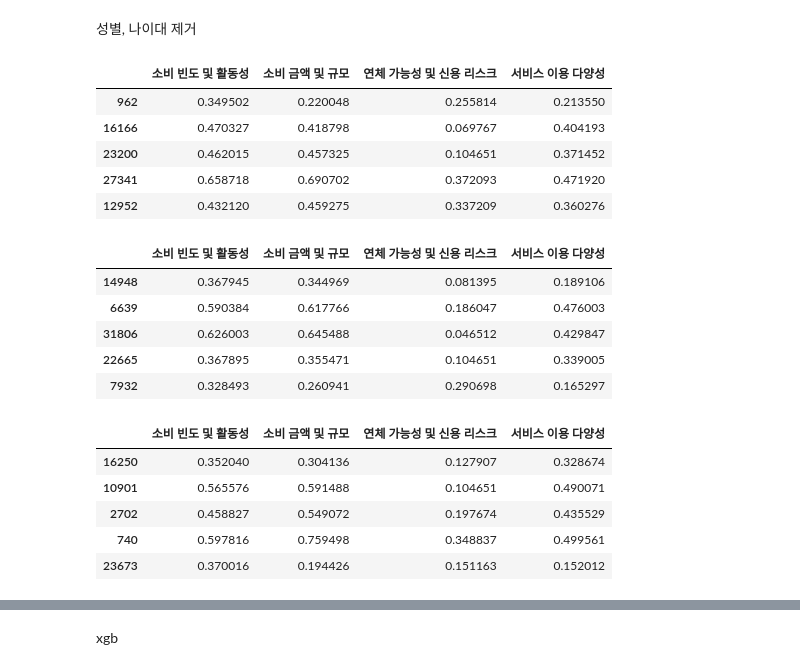
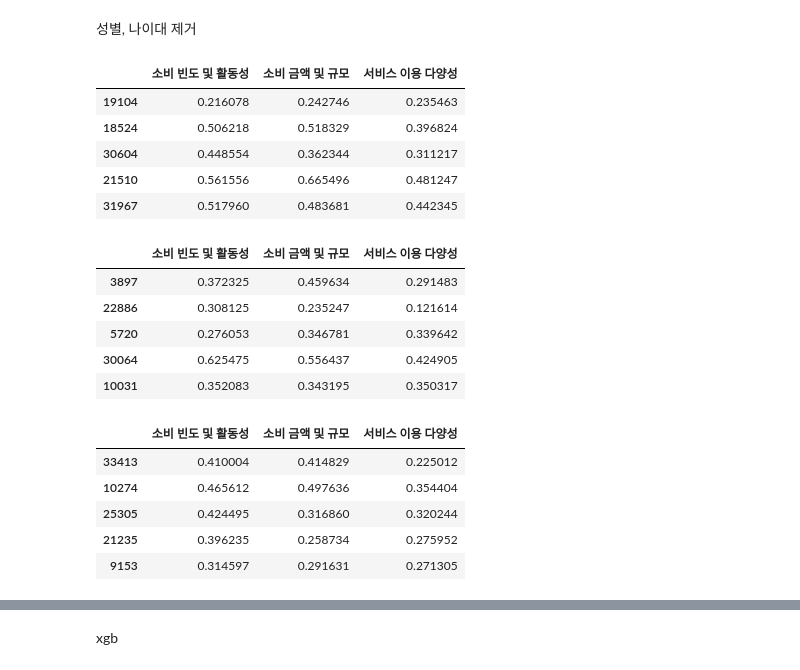
Before and after one commit to ev1025/Alternative-Credit-Scoring, a Jupyter notebook: 대안데이터 전처리, 모델링.ipynb, the cells around one changed output, grey strips where cells are left out. Cells and saved outputs as stored; diff of their text form; code cells hidden in the pictures.

```diff
--- a/대안데이터 전처리, 모델링.ipynb
+++ b/대안데이터 전처리, 모델링.ipynb
@@ -623,0 +217,13 @@ ROC AUC: 0.5605119444261895
+# %%
+# 정규화(X)
+# 핵심 지표 생성 함수
+def create_core_features(data, mapping):
+    core_features = {}
+    for feature_name, columns in mapping.items():
+        core_features[feature_name] = data[columns].mean(axis=1)  # 평균값으로 통합
+    return pd.DataFrame(core_features)
+
+alter_index = create_core_features(alter_out, alter_mapping)
+alter_notnorm = pd.concat([alter_index, alter_out.iloc[:,15:]], axis=1)
+
+display(alter_notnorm.head())
@@ -623,0 +270,18 @@ ROC AUC: 0.5605119444261895
+# %%
+# 대안 데이터
+from sklearn.model_selection import GridSearchCV
+from sklearn.ensemble import RandomForestClassifier
+from xgboost.sklearn import XGBClassifier
+from sklearn.model_selection import train_test_split
+from sklearn.metrics import accuracy_score, precision_score, recall_score, f1_score, roc_auc_score, confusion_matrix
+
+def data_split(data):
+    x = data.drop(columns=['연체여부'])
+    y = data['연체여부']
+
+    x_train, x_test, y_train, y_test = train_test_split(x, y, test_size=0.2, random_state=42)
+    x_train, x_val, y_train, y_val = train_test_split(x_train, y_train, test_size=0.2, random_state=42)
+
+    return x_train, x_val, x_test, y_train, y_val, y_test
+
+x_train, x_val, x_test, y_train, y_val, y_test = data_split(alter_minmax)
@@ -625,31 +490,31 @@ ROC AUC: 0.5605119444261895
 성별, 나이대 제거
 # %%
 # 대안신용평가 데이터
-x_train_wo = x_train.iloc[:,:4]
-x_val_wo = x_val.iloc[:,:4]
-x_test_wo = x_test.iloc[:,:4]
+x_train_alter = x_train.iloc[:,:3]
+x_val_alter = x_val.iloc[:,:3]
+x_test_alter = x_test.iloc[:,:3]
 
-display(x_train_wo.head())
-display(x_val_wo.head())
-display(x_test_wo.head())
+display(x_train_alter.head())
+display(x_val_alter.head())
+display(x_test_alter.head())
 # %% [output]
-|  | 소비 빈도 및 활동성 | 소비 금액 및 규모 | 연체 가능성 및 신용 리스크 | 서비스 이용 다양성 |
-| 962 | 0.349502 | 0.220048 | 0.255814 | 0.213550 |
-| 16166 | 0.470327 | 0.418798 | 0.069767 | 0.404193 |
-| 23200 | 0.462015 | 0.457325 | 0.104651 | 0.371452 |
-| 27341 | 0.658718 | 0.690702 | 0.372093 | 0.471920 |
-| 12952 | 0.432120 | 0.459275 | 0.337209 | 0.360276 |
+|  | 소비 빈도 및 활동성 | 소비 금액 및 규모 | 서비스 이용 다양성 |
+| 19104 | 0.216078 | 0.242746 | 0.235463 |
+| 18524 | 0.506218 | 0.518329 | 0.396824 |
+| 30604 | 0.448554 | 0.362344 | 0.311217 |
+| 21510 | 0.561556 | 0.665496 | 0.481247 |
+| 31967 | 0.517960 | 0.483681 | 0.442345 |
-|  | 소비 빈도 및 활동성 | 소비 금액 및 규모 | 연체 가능성 및 신용 리스크 | 서비스 이용 다양성 |
-| 14948 | 0.367945 | 0.344969 | 0.081395 | 0.189106 |
-| 6639 | 0.590384 | 0.617766 | 0.186047 | 0.476003 |
-| 31806 | 0.626003 | 0.645488 | 0.046512 | 0.429847 |
-| 22665 | 0.367895 | 0.355471 | 0.104651 | 0.339005 |
-| 7932 | 0.328493 | 0.260941 | 0.290698 | 0.165297 |
+|  | 소비 빈도 및 활동성 | 소비 금액 및 규모 | 서비스 이용 다양성 |
+| 3897 | 0.372325 | 0.459634 | 0.291483 |
+| 22886 | 0.308125 | 0.235247 | 0.121614 |
+| 5720 | 0.276053 | 0.346781 | 0.339642 |
+| 30064 | 0.625475 | 0.556437 | 0.424905 |
+| 10031 | 0.352083 | 0.343195 | 0.350317 |
-|  | 소비 빈도 및 활동성 | 소비 금액 및 규모 | 연체 가능성 및 신용 리스크 | 서비스 이용 다양성 |
-| 16250 | 0.352040 | 0.304136 | 0.127907 | 0.328674 |
-| 10901 | 0.565576 | 0.591488 | 0.104651 | 0.490071 |
-| 2702 | 0.458827 | 0.549072 | 0.197674 | 0.435529 |
-| 740 | 0.597816 | 0.759498 | 0.348837 | 0.499561 |
-| 23673 | 0.370016 | 0.194426 | 0.151163 | 0.152012 |
+|  | 소비 빈도 및 활동성 | 소비 금액 및 규모 | 서비스 이용 다양성 |
+| 33413 | 0.410004 | 0.414829 | 0.225012 |
+| 10274 | 0.465612 | 0.497636 | 0.354404 |
+| 25305 | 0.424495 | 0.316860 | 0.320244 |
+| 21235 | 0.396235 | 0.258734 | 0.275952 |
+| 9153 | 0.314597 | 0.291631 | 0.271305 |
 # %%
 # 신용카드 이용 데이터
```
Also changed, not shown: parts of 89 cells of this notebook.
